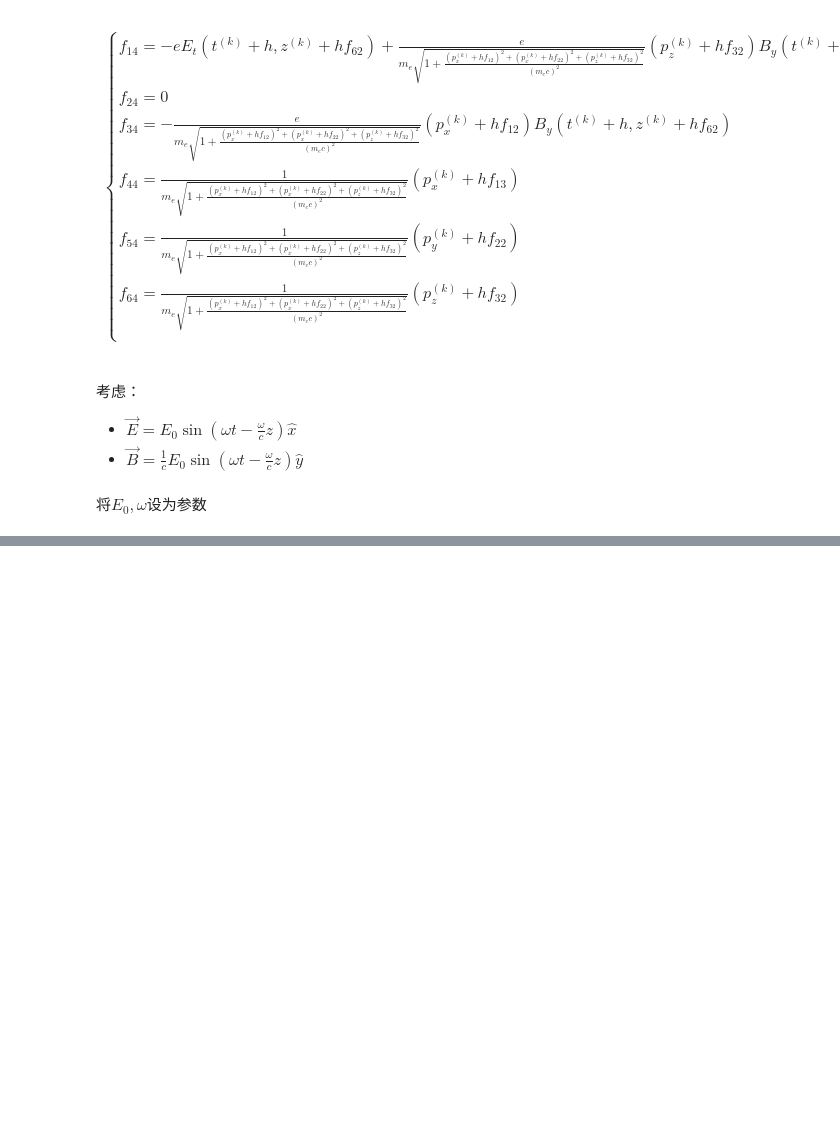
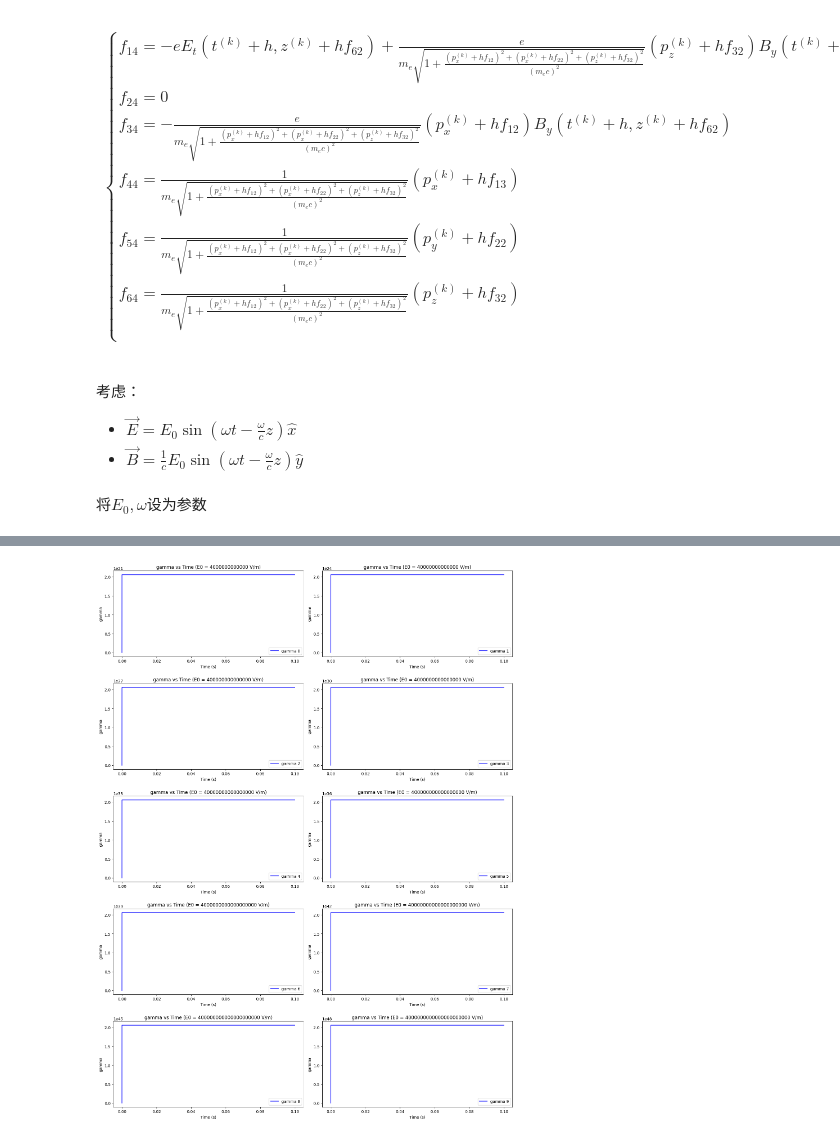
Before and after one commit to shijun2233/Electrons-in-Electromagnetic-Waves, a Jupyter notebook: Electrons in Electromagnetic Waves.ipynb, the cells around one changed output, grey strips where cells are left out. Drawn from its saved outputs; the diff is of its cells as text; code cells hidden in the pictures; blank space fills up the shorter version.

```diff
--- a/Electrons in Electromagnetic Waves.ipynb
+++ b/Electrons in Electromagnetic Waves.ipynb
@@ -360,0 +376,19 @@ plt.show()
+# %%
+ls = []
+for i in range(10):
+    em0 = electron_motion(0., 0., 0., 0., 0., 0.,4 * 10**(12+i), 800  ,1*10**-6,0.1)
+    ls.append(em0)
+# %%
+fig, axs = plt.subplots(5, 2, figsize=(15, 20))
+
+for i, ax in enumerate(axs.flat):
+    ax.plot(ls[i]['t'], ls[i]['gamma'], label=f'gamma {i}', color='blue')
+    ax.set_xlabel('Time (s)')
+    ax.set_ylabel('gamma')
+    ax.set_title(f'gamma vs Time (E0 = {4 * 10**(12+i)} V/m)')
+    ax.legend()
+
+plt.tight_layout()
+plt.show()
+# %% [output]
+[figure, added]
```
Also changed, not shown: parts of 5 cells of this notebook, 1 other file.
